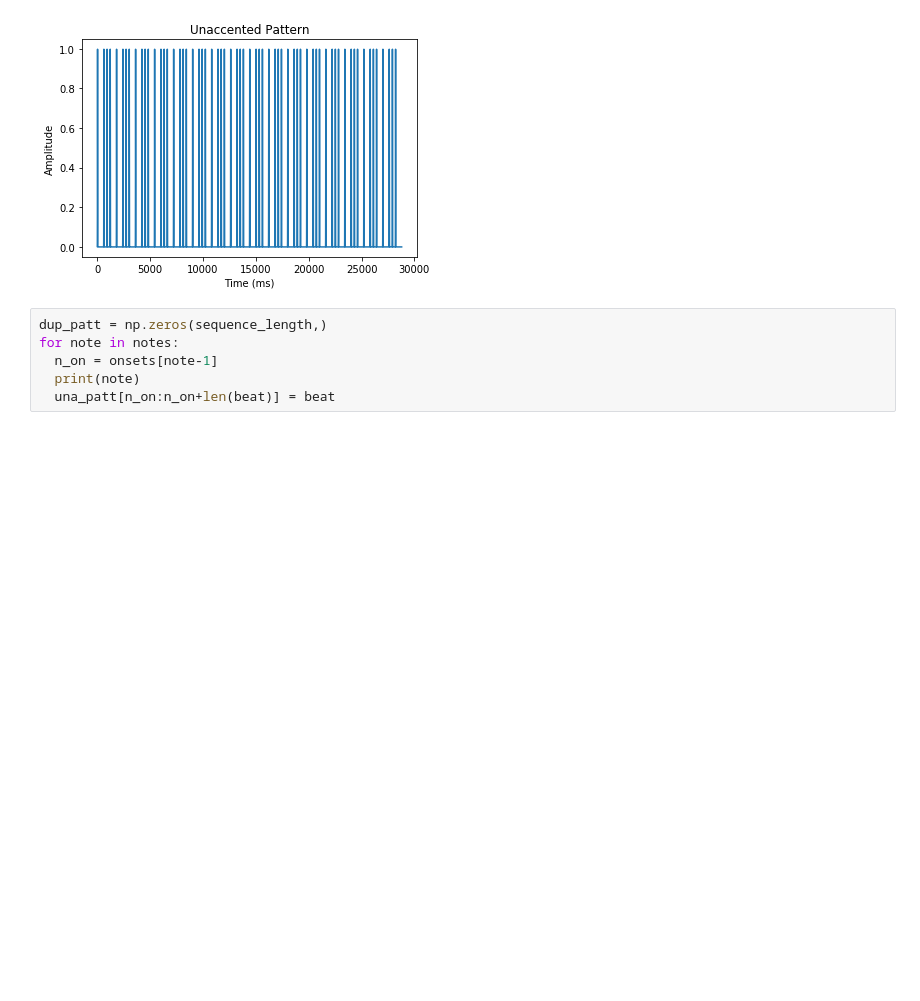
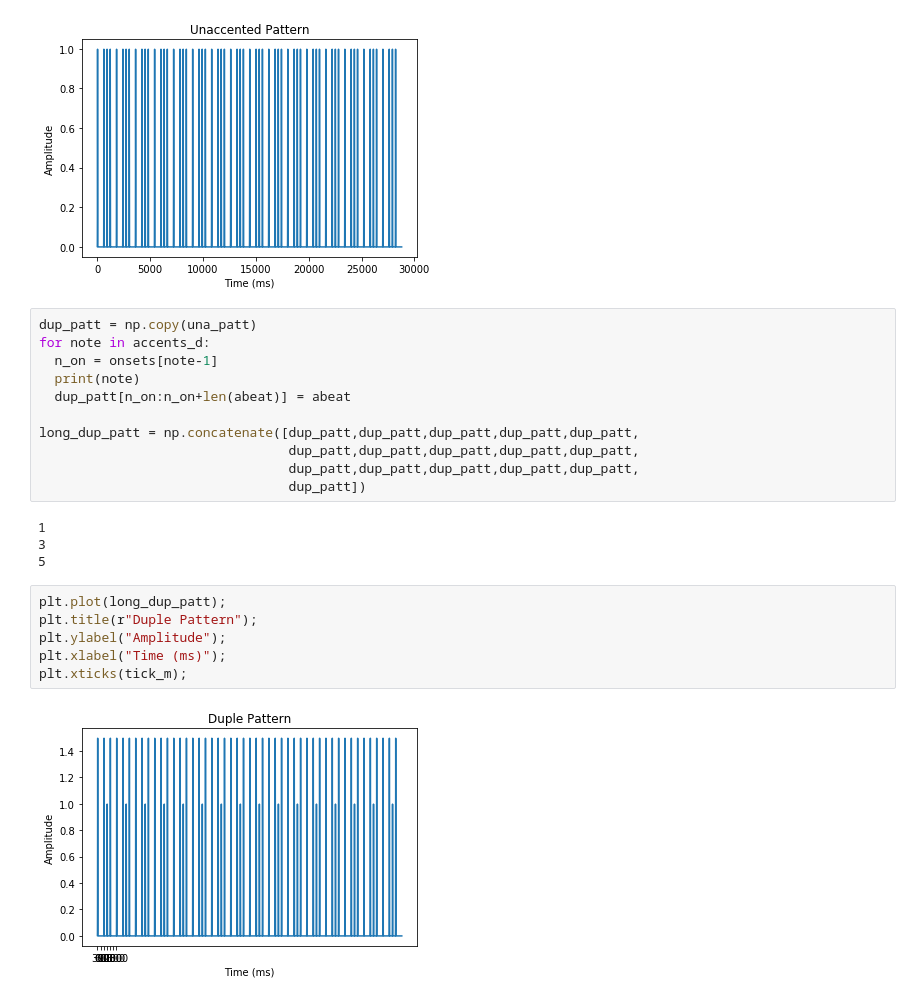
Before and after one commit to dbosnyak/pysigschool, a Jupyter notebook: beat_1.ipynb, the cells around one changed output. Drawn from its saved outputs; the diff is of its cells as text; blank space fills up the shorter version.

```diff
--- a/beat_1.ipynb
+++ b/beat_1.ipynb
@@ -69,8 +69,25 @@ plt.xlabel("Time (ms)");
 (28800,)
 [figure]
 # %%
-dup_patt = np.zeros(sequence_length,)
-for note in notes:
+dup_patt = np.copy(una_patt)
+for note in accents_d:
   n_on = onsets[note-1]
   print(note)
-  una_patt[n_on:n_on+len(beat)] = beat
+  dup_patt[n_on:n_on+len(abeat)] = abeat
+
+long_dup_patt = np.concatenate([dup_patt,dup_patt,dup_patt,dup_patt,dup_patt,
+                                dup_patt,dup_patt,dup_patt,dup_patt,dup_patt,
+                                dup_patt,dup_patt,dup_patt,dup_patt,dup_patt,
+                                dup_patt])
+# %% [output]
+1
+3
+5
+# %%
+plt.plot(long_dup_patt);
+plt.title(r"Duple Pattern");
+plt.ylabel("Amplitude");
+plt.xlabel("Time (ms)");
+plt.xticks(tick_m);
+# %% [output]
+[figure, added]
```
Also changed, not shown: parts of 1 cell of this notebook.
